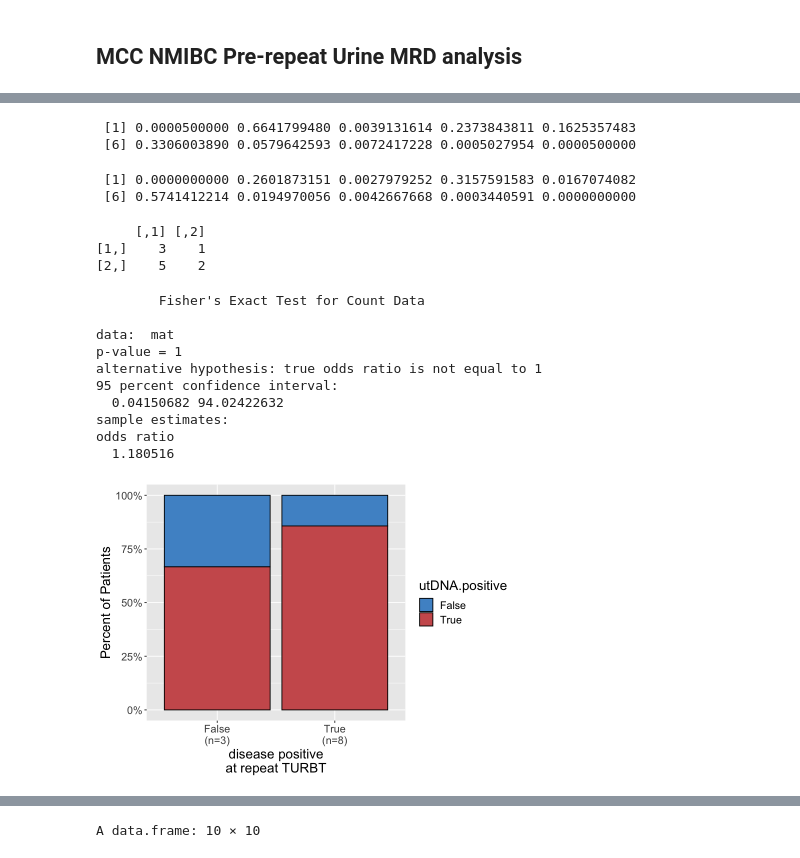
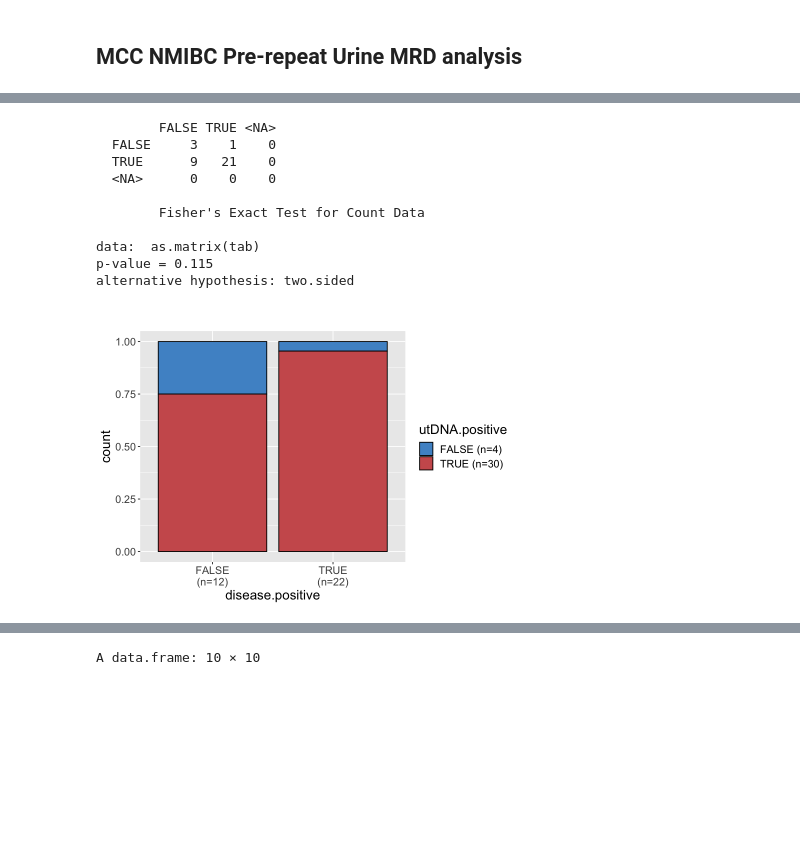
Before and after one commit to billiegould/R-functions-for-stats-and-plotting, a Jupyter notebook: notebooks/NMIBC_MRD_analysis.ipynb, the cells around one changed output, grey strips where cells are left out. Drawn from its saved outputs; the diff is of its cells as text; code cells hidden in the pictures; blank space fills up the shorter version.

```diff
--- a/notebooks/NMIBC_MRD_analysis.ipynb
+++ b/notebooks/NMIBC_MRD_analysis.ipynb
@@ -133,0 +349,3 @@ table(df_ngsqc.urine.mrd$PatientID, df_ngsqc.urine.mrd$SampleType) # 10 samples
+# %%
+df_ngsqc.preur %>% filter(PatientID.baseline != PatientID)
+df_ngsqc.preur = df_ngsqc.preur %>% filter(PatientID.baseline == PatientID)# remove for now
@@ -133,0 +708,10 @@ table(df_ngsqc.urine.mrd$PatientID, df_ngsqc.urine.mrd$SampleType) # 10 samples
+# %%
+
+# old batch 1+2 mrd variant results with baseline info
+mrd.var.annot1 = read.csv("tissue_probe_mrd/pre_repeat_urine_MRD_all/WOP00253_WOP00254_PRDC-MOFFITT-NMIBC-22001_rawVariants_annotatedVariant_filtered_clinicOnly_short_wBaseline_2023-10-23.csv")
+
+mrd.var.annot3 = read.csv("tissue_probe_mrd/pre_repeat_urine_MRD_all/WOP01172_PRDC-MOFFITT-NMIBC-22001_rawVariants_annotatedVariant_filtered_clinicOnly_short_wBaseline_2023-10-23.csv")
+
+mrd.var.annot.all = rbind.common(mrd.var.annot1, mrd.var.annot3)
+
+table(mrd.var.annot.all$Baseline.StudyVisit, useNA="always")
@@ -175,38 +815,34 @@ SampleID.short format: strict
-# %%
-df_mrd_pre$tumorFraction
-df_mrd_pre$tf.m.f
-# %% [output]
- [1] 0.0000500000 0.6641799480 0.0039131614 0.2373843811 0.1625357483
- [6] 0.3306003890 0.0579642593 0.0072417228 0.0005027954 0.0000500000
- [1] 0.0000000000 0.2601873151 0.0027979252 0.3157591583 0.0167074082
- [6] 0.5741412214 0.0194970056 0.0042667668 0.0003440591 0.0000000000
 # %%
 ## correlation of mrd.status pipeline call with disease positivity
+source("~/Desktop/puffin/R/helper_functions.R")
+
 options(repr.plot.width=7, repr.plot.height=5)
 
-ggplot(df_mrd_pre) +
-  geom_bar(aes(x=factor(disease.positive), fill=factor(mrd.status)), position="fill", color="black") +
-  scale_y_continuous(labels = scales::percent) +
-  scale_fill_manual(name = "utDNA.positive", labels=c("False","True"), values=c("steelblue3", "indianred")) +
-  scale_x_discrete(labels=c("False\n(n=3)","True\n(n=8)")) +
-  labs(y="Percent of Patients", x="disease positive\nat repeat TURBT") +
-  theme(text = element_text(size = 16))
+df_plot = df_ngsqc.preur %>% filter(!is.na(disease.positive))
 
-mat = matrix(c(3,1,5,2), nrow=2, byrow=TRUE)
-print(mat)
-fisher.test(mat)
+contingency_plot(df = df_plot, x = "disease.positive", y = "utDNA.positive",
+                 y.percent = FALSE, colors = c("FALSE"="steelblue3", "TRUE"="indianred"))
+
+# ggplot(df_plot) +
+#   geom_bar(aes(x=factor(disease.positive), fill=factor(mrd.status)), position="fill", color="black") +
+#   scale_y_continuous(labels = scales::percent) +
+#   scale_fill_manual(name = "utDNA.positive", labels=c("False","True"), values=c("steelblue3", "indianred")) +
+#   scale_x_discrete(labels=c("False\n(n=3)","True\n(n=8)")) +
+#   labs(y="Percent of Patients", x="disease positive\nat repeat TURBT") +
+#   theme(text = element_text(size = 16))
+
+# mat = matrix(c(3,1,5,2), nrow=2, byrow=TRUE)
+# print(mat)
+# fisher.test(mat)
 # %% [output]
-     [,1] [,2]
-[1,]    3    1
-[2,]    5    2
+        FALSE TRUE <NA>
+  FALSE     3    1    0
+  TRUE      9   21    0
+  <NA>      0    0    0
+
+        Fisher's Exact Test for Count Data
+
+data:  as.matrix(tab)
+p-value = 0.115
+alternative hypothesis: two.sided
-        Fisher's Exact Test for Count Data
-
-data:  mat
-p-value = 1
-alternative hypothesis: true odds ratio is not equal to 1
-95 percent confidence interval:
-  0.04150682 94.02422632
-sample estimates:
-odds ratio
-  1.180516
-[figure, old version]
+[figure, new version]
```
Also changed, not shown: parts of 37 cells of this notebook, 7 other files.
